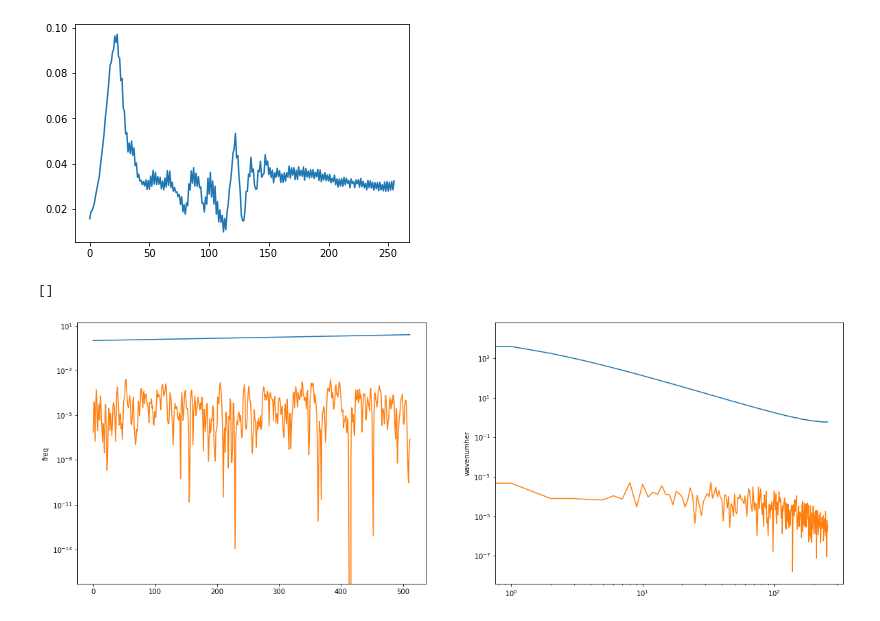
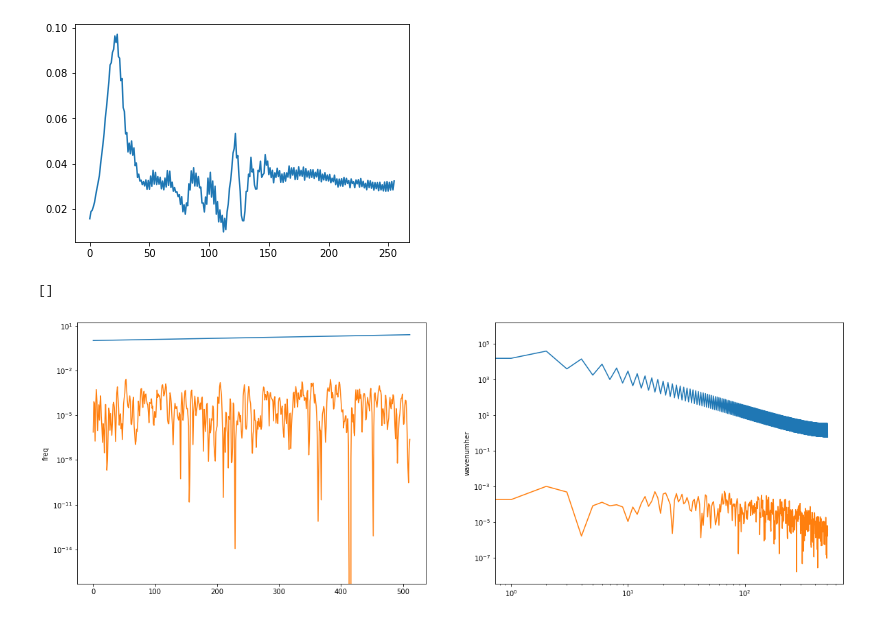
Before and after one commit to radiohep/imcurio, a Jupyter notebook: notebooks/wedge.ipynb, the cells around one changed output. Cells and saved outputs as stored; diff of their text form; code cells hidden in the pictures.

```diff
--- a/notebooks/wedge.ipynb
+++ b/notebooks/wedge.ipynb
@@ -91,19 +91,19 @@ plt.plot(Pk[10,:]/Pk2[10,:]-1);
 # %%
 plt.figure(figsize=(20,7))
 fg=Bf.box[20,20,:]; sg=B.box[20,20,:]
 
 plt.subplot(1,2,1)
 plt.plot(fg)
 plt.plot(sg)
 plt.ylabel("signal")
 plt.ylabel("freq")
 plt.semilogy()
 plt.subplot(1,2,2)
-plt.plot(abs(rfft(fg)**2)[1:])
-plt.plot(abs(rfft(sg)**2)[1:])
+plt.plot(abs(rfft(np.hstack((fg,np.zeros_like(fg))))**2)[1:])
+plt.plot(abs(rfft(np.hstack((sg,np.zeros_like(fg))))**2)[1:])
 plt.ylabel("Pk1D")
 plt.ylabel("wavenumher")
 plt.loglog()
 # %% [output]
 []
-[figure, old version]
+[figure, new version]
```
